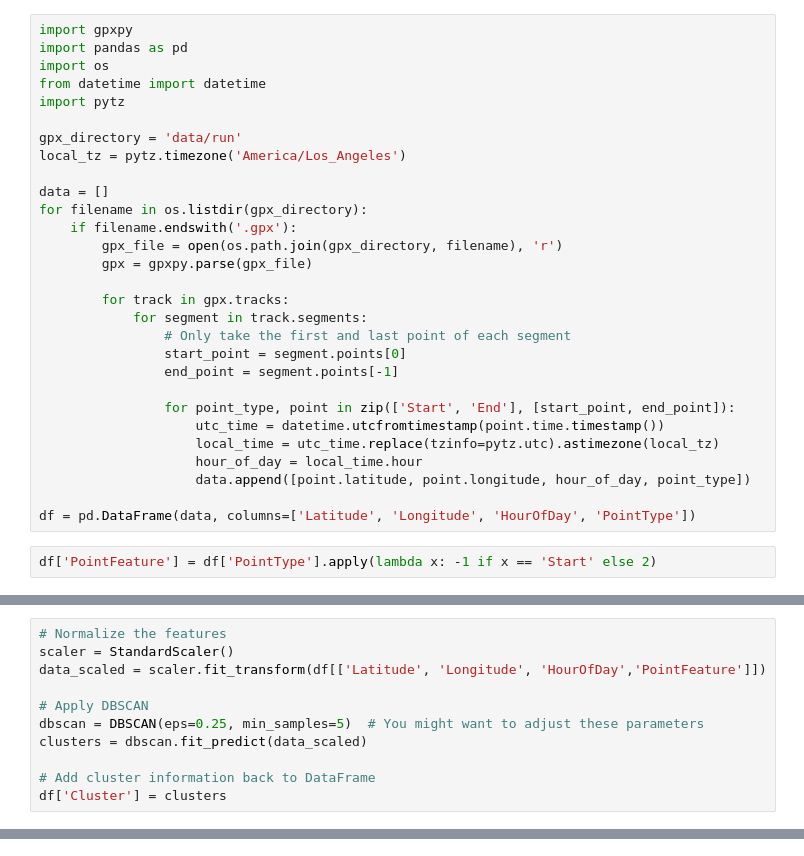
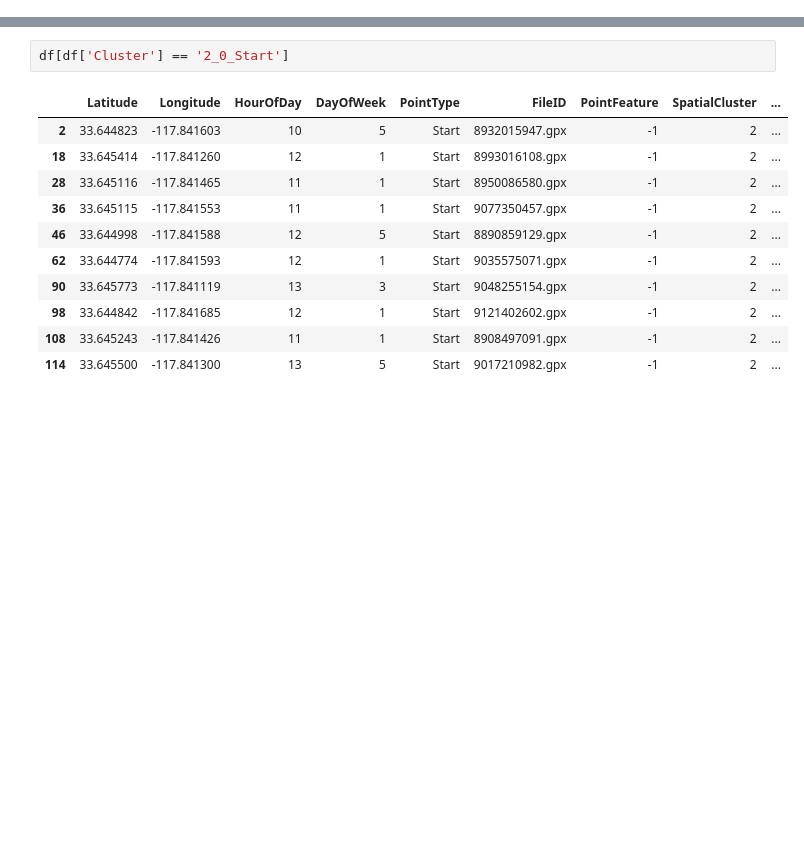
Before and after one commit to mahanthathreyee/strava-local-heatmap, a Jupyter notebook: triangulation.ipynb, the cells around one changed output, grey strips where cells are left out. Saved outputs shown, nothing was run; the diff lists cells and outputs as text; blank space fills up the shorter version.

```diff
--- a/triangulation.ipynb
+++ b/triangulation.ipynb
@@ -265,31 +227,0 @@ array([[1.68324826e+09],
-# %%
-import gpxpy
-import pandas as pd
-import os
-from datetime import datetime
-import pytz
-
-gpx_directory = 'data/run'
-local_tz = pytz.timezone('America/Los_Angeles')
-
-data = []
-for filename in os.listdir(gpx_directory):
-    if filename.endswith('.gpx'):
-        gpx_file = open(os.path.join(gpx_directory, filename), 'r')
-        gpx = gpxpy.parse(gpx_file)
-
-        for track in gpx.tracks:
-            for segment in track.segments:
-                # Only take the first and last point of each segment
-                start_point = segment.points[0]
-                end_point = segment.points[-1]
-
-                for point_type, point in zip(['Start', 'End'], [start_point, end_point]):
-                    utc_time = datetime.utcfromtimestamp(point.time.timestamp())
-                    local_time = utc_time.replace(tzinfo=pytz.utc).astimezone(local_tz)
-                    hour_of_day = local_time.hour
-                    data.append([point.latitude, point.longitude, hour_of_day, point_type])
-
-df = pd.DataFrame(data, columns=['Latitude', 'Longitude', 'HourOfDay', 'PointType'])
-# %%
-df['PointFeature'] = df['PointType'].apply(lambda x: -1 if x == 'Start' else 2)
@@ -316,11 +227,0 @@ Name: PointType, dtype: int64
-# %%
-# Normalize the features
-scaler = StandardScaler()
-data_scaled = scaler.fit_transform(df[['Latitude', 'Longitude', 'HourOfDay','PointFeature']])
-
-# Apply DBSCAN
-dbscan = DBSCAN(eps=0.25, min_samples=5)  # You might want to adjust these parameters
-clusters = dbscan.fit_predict(data_scaled)
-
-# Add cluster information back to DataFrame
-df['Cluster'] = clusters
@@ -400 +228,15 @@ m
+# %%
+df[df['Cluster'] == '2_0_Start']
+# %% [output]
+|  | Latitude | Longitude | HourOfDay | DayOfWeek | PointType | FileID | PointFeature | SpatialCluster | ... |
+| 2 | 33.644823 | -117.841603 | 10 | 5 | Start | 8932015947.gpx | -1 | 2 | ... |
+| 18 | 33.645414 | -117.841260 | 12 | 1 | Start | 8993016108.gpx | -1 | 2 | ... |
+| 28 | 33.645116 | -117.841465 | 11 | 1 | Start | 8950086580.gpx | -1 | 2 | ... |
+| 36 | 33.645115 | -117.841553 | 11 | 1 | Start | 9077350457.gpx | -1 | 2 | ... |
+| 46 | 33.644998 | -117.841588 | 12 | 5 | Start | 8890859129.gpx | -1 | 2 | ... |
+| 62 | 33.644774 | -117.841593 | 12 | 1 | Start | 9035575071.gpx | -1 | 2 | ... |
+| 90 | 33.645773 | -117.841119 | 13 | 3 | Start | 9048255154.gpx | -1 | 2 | ... |
+| 98 | 33.644842 | -117.841685 | 12 | 1 | Start | 9121402602.gpx | -1 | 2 | ... |
+| 108 | 33.645243 | -117.841426 | 11 | 1 | Start | 8908497091.gpx | -1 | 2 | ... |
+| 114 | 33.645500 | -117.841300 | 13 | 5 | Start | 9017210982.gpx | -1 | 2 | ... |
 # %%
```
Also changed, not shown: parts of 36 cells of this notebook.
